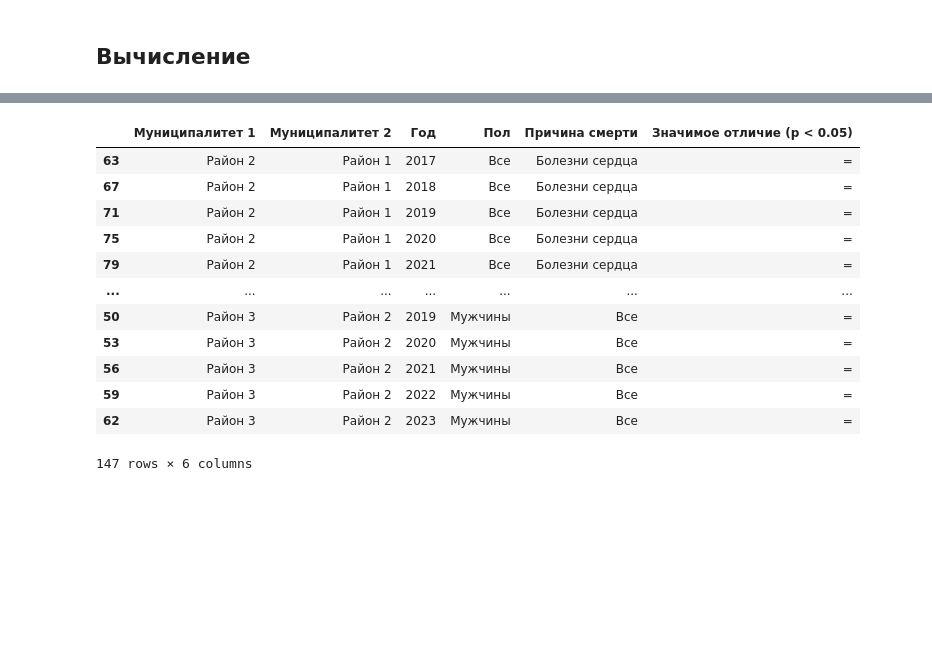
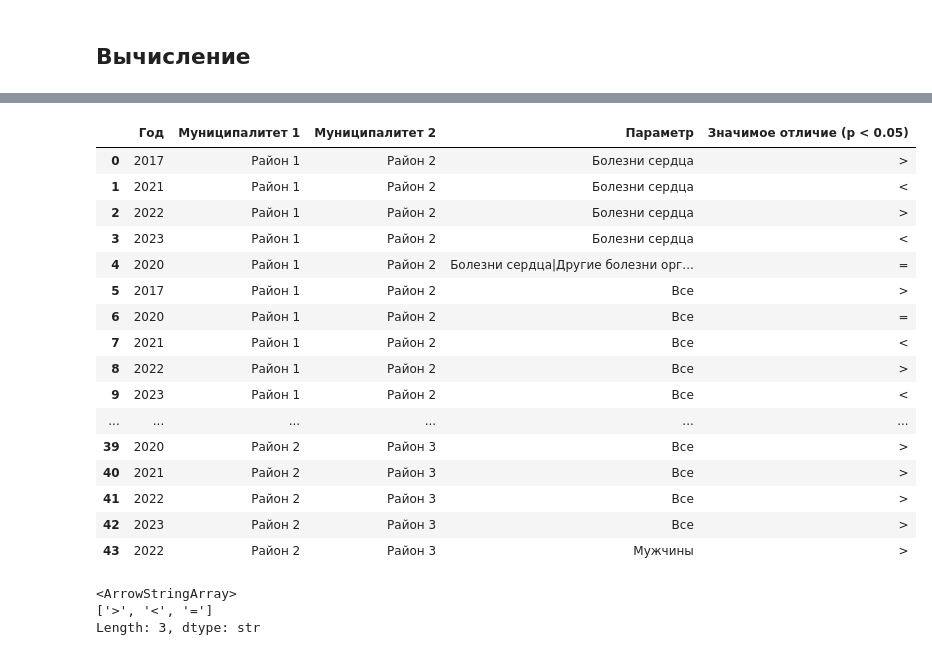
Before and after one commit to KossBI/Population_analysis, a Jupyter notebook: Анализ.ipynb, the cells around one changed output, grey strips where cells are left out. Drawn from its saved outputs; the diff is of its cells as text; code cells hidden in the pictures; blank space fills up the shorter version.

```diff
--- a/Анализ.ipynb
+++ b/Анализ.ipynb
@@ -158,2 +209,11 @@ def N_SCR_SE_by_slice(
 # %% [markdown]
 ## Вычисление
+# %%
+# Создание списка годов.
+all_years_list = df['Год'].unique().tolist()
+# Создание списка причин смерти.
+all_causes_list = df['Причина смерти'].unique().tolist()
+# Создание списка муниципалитетов.
+all_districts_list = df['Муниципалитет'].unique().tolist()
+# Создание списка полов.
+all_genders_list = df['Пол'].unique().tolist()
@@ -419,16 +403,0 @@ df_result_comparison_out = (pd.DataFrame(result_comparison_out_list, columns=col
-# %%
-df_result_comparison_out
-# %% [output]
-|  | Муниципалитет 1 | Муниципалитет 2 | Год | Пол | Причина смерти | Значимое отличие (p < 0.05) |
-| 63 | Район 2 | Район 1 | 2017 | Все | Болезни сердца | = |
-| 67 | Район 2 | Район 1 | 2018 | Все | Болезни сердца | = |
-| 71 | Район 2 | Район 1 | 2019 | Все | Болезни сердца | = |
-| 75 | Район 2 | Район 1 | 2020 | Все | Болезни сердца | = |
-| 79 | Район 2 | Район 1 | 2021 | Все | Болезни сердца | = |
-| ... | ... | ... | ... | ... | ... | ... |
-| 50 | Район 3 | Район 2 | 2019 | Мужчины | Все | = |
-| 53 | Район 3 | Район 2 | 2020 | Мужчины | Все | = |
-| 56 | Район 3 | Район 2 | 2021 | Мужчины | Все | = |
-| 59 | Район 3 | Район 2 | 2022 | Мужчины | Все | = |
-| 62 | Район 3 | Район 2 | 2023 | Мужчины | Все | = |
-147 rows × 6 columns
@@ -435,3 +484,30 @@ df_result_comparison_out
+# %%
+slices_d2d_df
+# %% [output]
+|  | Год | Муниципалитет 1 | Муниципалитет 2 | Параметр | Значимое отличие (p < 0.05) |
+| 0 | 2017 | Район 1 | Район 2 | Болезни сердца | > |
+| 1 | 2021 | Район 1 | Район 2 | Болезни сердца | < |
+| 2 | 2022 | Район 1 | Район 2 | Болезни сердца | > |
+| 3 | 2023 | Район 1 | Район 2 | Болезни сердца | < |
+| 4 | 2020 | Район 1 | Район 2 | Болезни сердца|Другие болезни орг... | = |
+| 5 | 2017 | Район 1 | Район 2 | Все | > |
+| 6 | 2020 | Район 1 | Район 2 | Все | = |
+| 7 | 2021 | Район 1 | Район 2 | Все | < |
+| 8 | 2022 | Район 1 | Район 2 | Все | > |
+| 9 | 2023 | Район 1 | Район 2 | Все | < |
+| ... | ... | ... | ... | ... | ... |
+| 39 | 2020 | Район 2 | Район 3 | Все | > |
+| 40 | 2021 | Район 2 | Район 3 | Все | > |
+| 41 | 2022 | Район 2 | Район 3 | Все | > |
+| 42 | 2023 | Район 2 | Район 3 | Все | > |
+| 43 | 2022 | Район 2 | Район 3 | Мужчины | > |
+# %%
+# Проверка содержимого колонки 'Значимое отличие (p < alpha)'
+slices_d2d_df['Значимое отличие (p < {})'.format(alpha)].unique()
+# %% [output]
+<ArrowStringArray>
+['>', '<', '=']
+Length: 3, dtype: str
 # %%
 # Словарь замен для расчёта направленности общего различия между группами.
 p_dict = {'=': 0, '>': 1, '<': -1}
```
Also changed, not shown: parts of 69 cells of this notebook, 1 other file.
